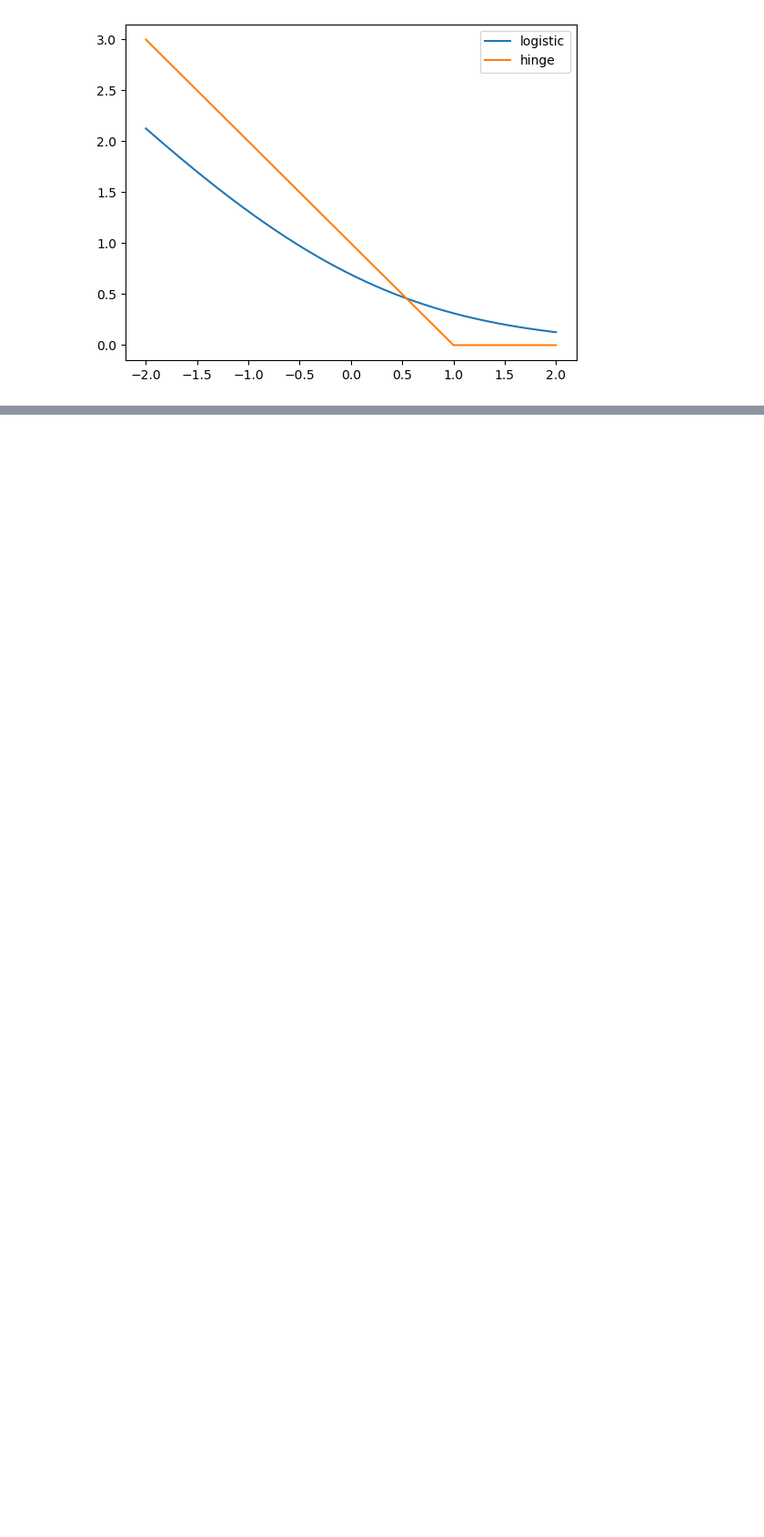
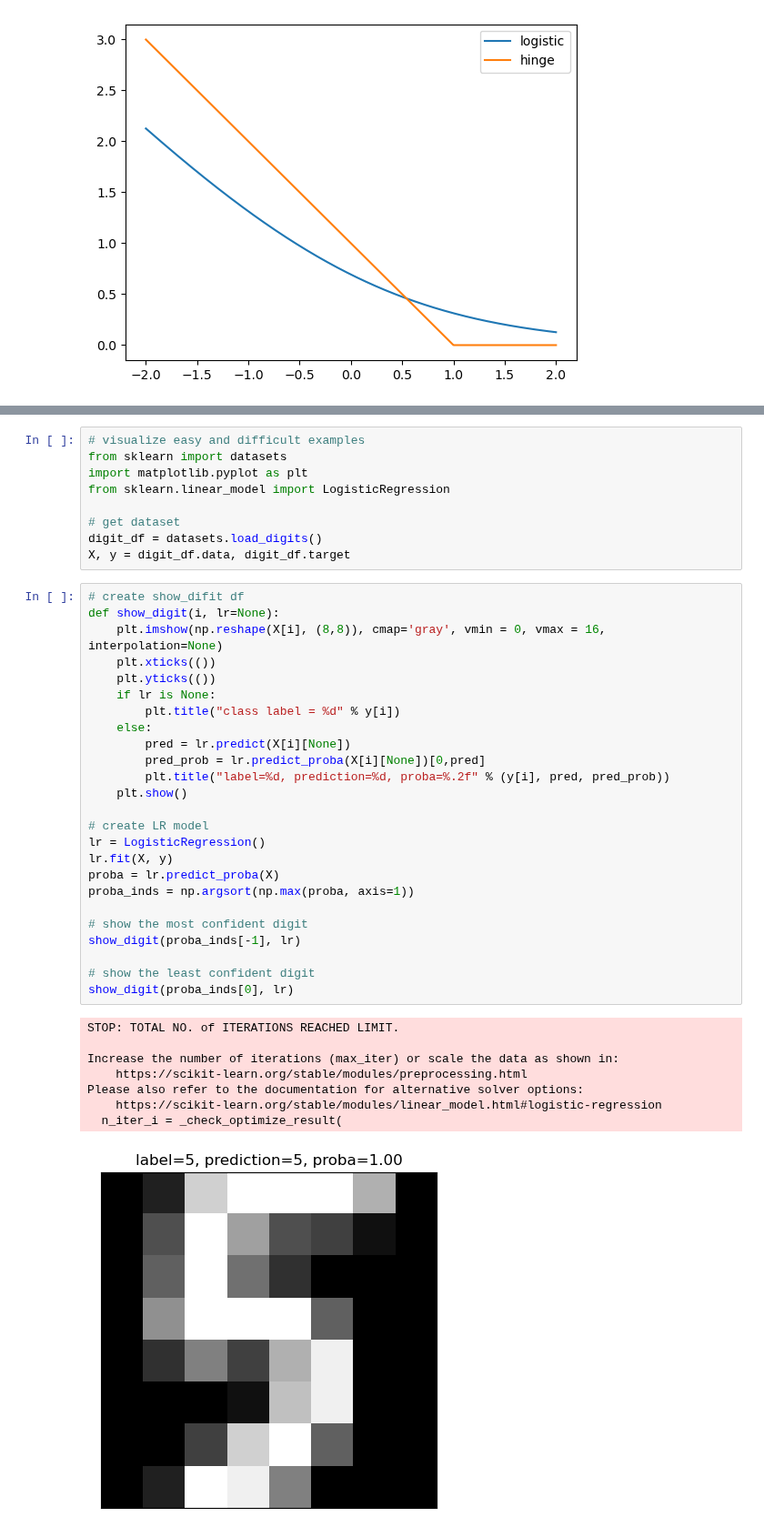
Before and after one commit to GuoweiYang19891101/datacamp_machine_learning_scientist_python, a Jupyter notebook: 3_linear_classifiers.ipynb, the cells around one changed output, grey strips where cells are left out. Shown at 91% size. Cells and saved outputs as stored; diff of their text form; blank space fills up the shorter version.

```diff
--- a/3_linear_classifiers.ipynb
+++ b/3_linear_classifiers.ipynb
@@ -517,0 +759,43 @@ plt.show()
+# %%
+# visualize easy and difficult examples
+from sklearn import datasets
+import matplotlib.pyplot as plt
+from sklearn.linear_model import LogisticRegression
+
+# get dataset
+digit_df = datasets.load_digits()
+X, y = digit_df.data, digit_df.target
+# %%
+# create show_difit df
+def show_digit(i, lr=None):
+    plt.imshow(np.reshape(X[i], (8,8)), cmap='gray', vmin = 0, vmax = 16, interpolation=None)
+    plt.xticks(())
+    plt.yticks(())
+    if lr is None:
+        plt.title("class label = %d" % y[i])
+    else:
+        pred = lr.predict(X[i][None])
+        pred_prob = lr.predict_proba(X[i][None])[0,pred]
+        plt.title("label=%d, prediction=%d, proba=%.2f" % (y[i], pred, pred_prob))
+    plt.show()
+
+# create LR model
+lr = LogisticRegression()
+lr.fit(X, y)
+proba = lr.predict_proba(X)
+proba_inds = np.argsort(np.max(proba, axis=1))
+
+# show the most confident digit
+show_digit(proba_inds[-1], lr)
+
+# show the least confident digit
+show_digit(proba_inds[0], lr)
+# %% [output]
+STOP: TOTAL NO. of ITERATIONS REACHED LIMIT.
+
+Increase the number of iterations (max_iter) or scale the data as shown in:
+    https://scikit-learn.org/stable/modules/preprocessing.html
+Please also refer to the documentation for alternative solver options:
+    https://scikit-learn.org/stable/modules/linear_model.html#logistic-regression
+  n_iter_i = _check_optimize_result(
+[figure, added]
```
Also changed, not shown: parts of 27 cells of this notebook, 10 other files.
